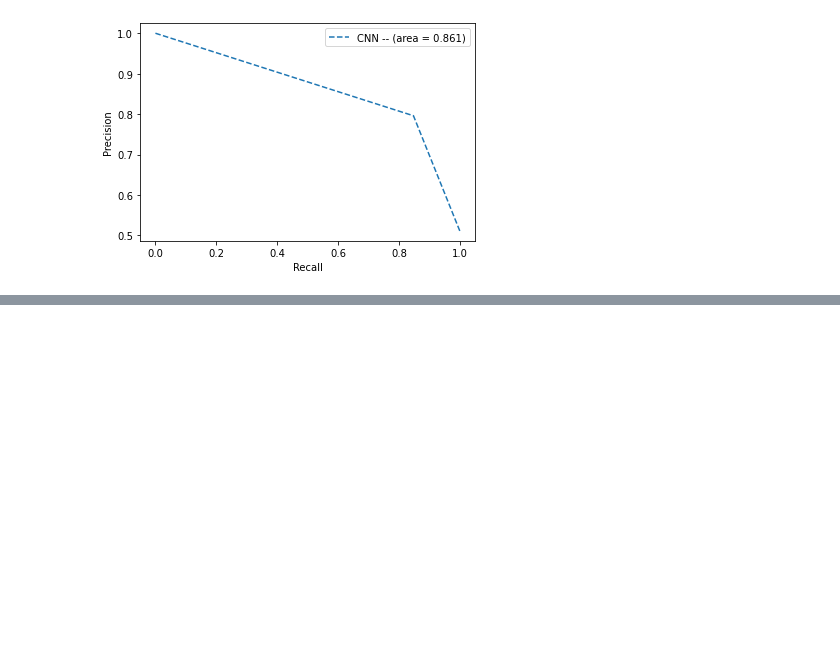
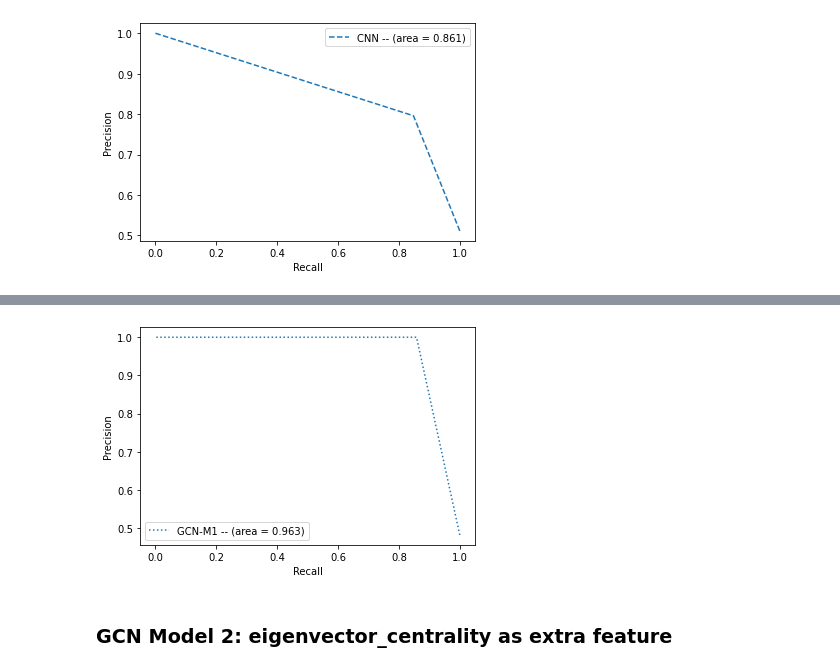
Before and after one commit to shyam-skk/Graph-Analytics, a Jupyter notebook: artifact/Base_line_models-RF_ANN_CNN.ipynb, the cells around one changed output, grey strips where cells are left out. Cells and saved outputs as stored; diff of their text form; code cells hidden in the pictures; blank space fills up the shorter version.

```diff
--- a/artifact/Base_line_models-RF_ANN_CNN.ipynb
+++ b/artifact/Base_line_models-RF_ANN_CNN.ipynb
@@ -510,0 +853,15 @@ pyplot.show()
+# %%
+m2_pr, m2_re, thresholds = precision_recall_curve(y_test,y_pred_2)
+pr_auc_m2=auc(m2_re, m2_pr)
+pyplot.plot(m2_re, m2_pr, linestyle=':', label='GCN-M1 -- (area = %0.3f)' % pr_auc_m2)
+# axis labels
+pyplot.xlabel('Recall')
+pyplot.ylabel('Precision')
+# show the legend
+pyplot.legend()
+# show the plot
+pyplot.show()
+# %% [output]
+[figure, added]
+# %% [markdown]
+### GCN Model 2: eigenvector_centrality as extra feature
```
Also changed, not shown: parts of 41 cells of this notebook.
